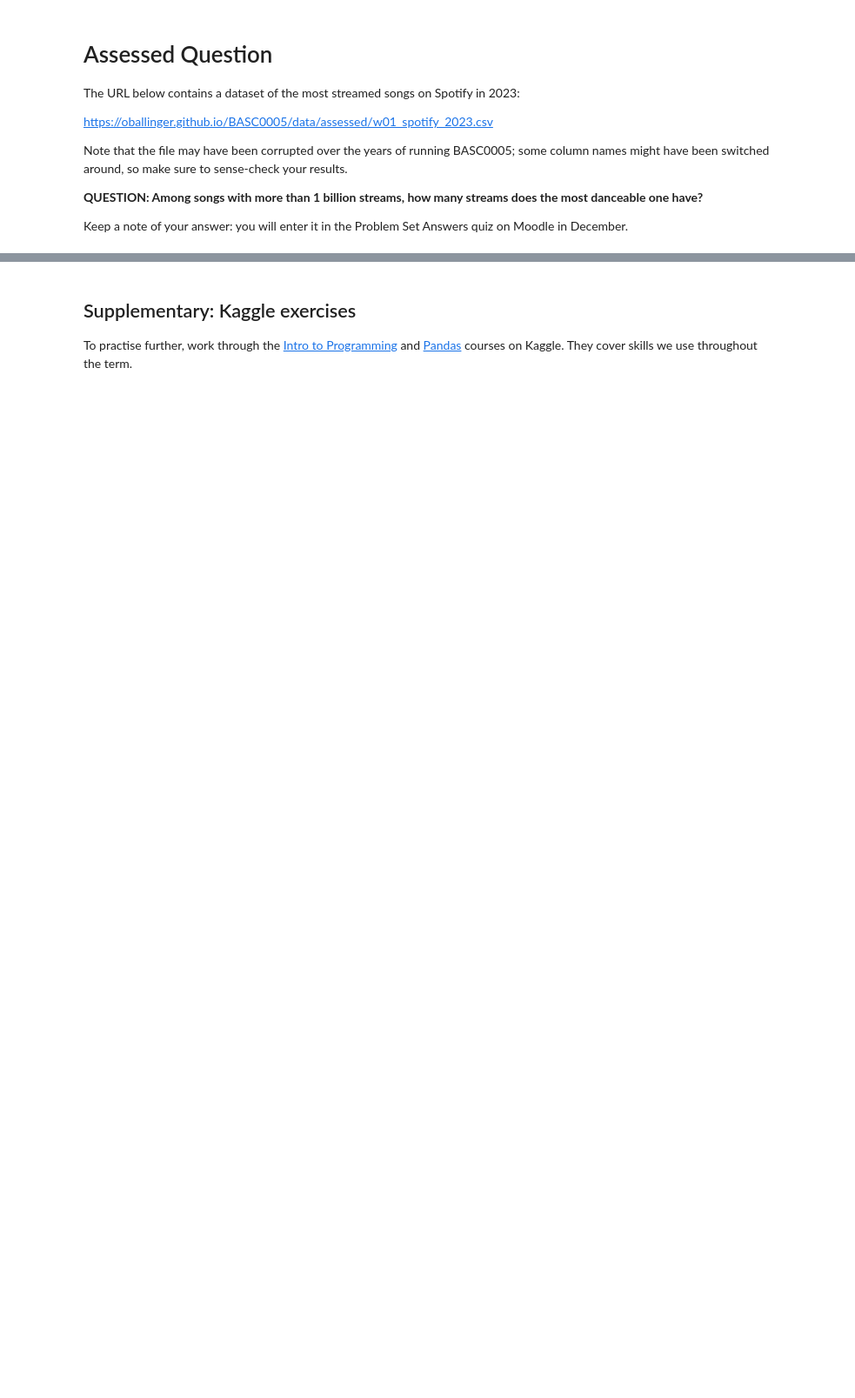
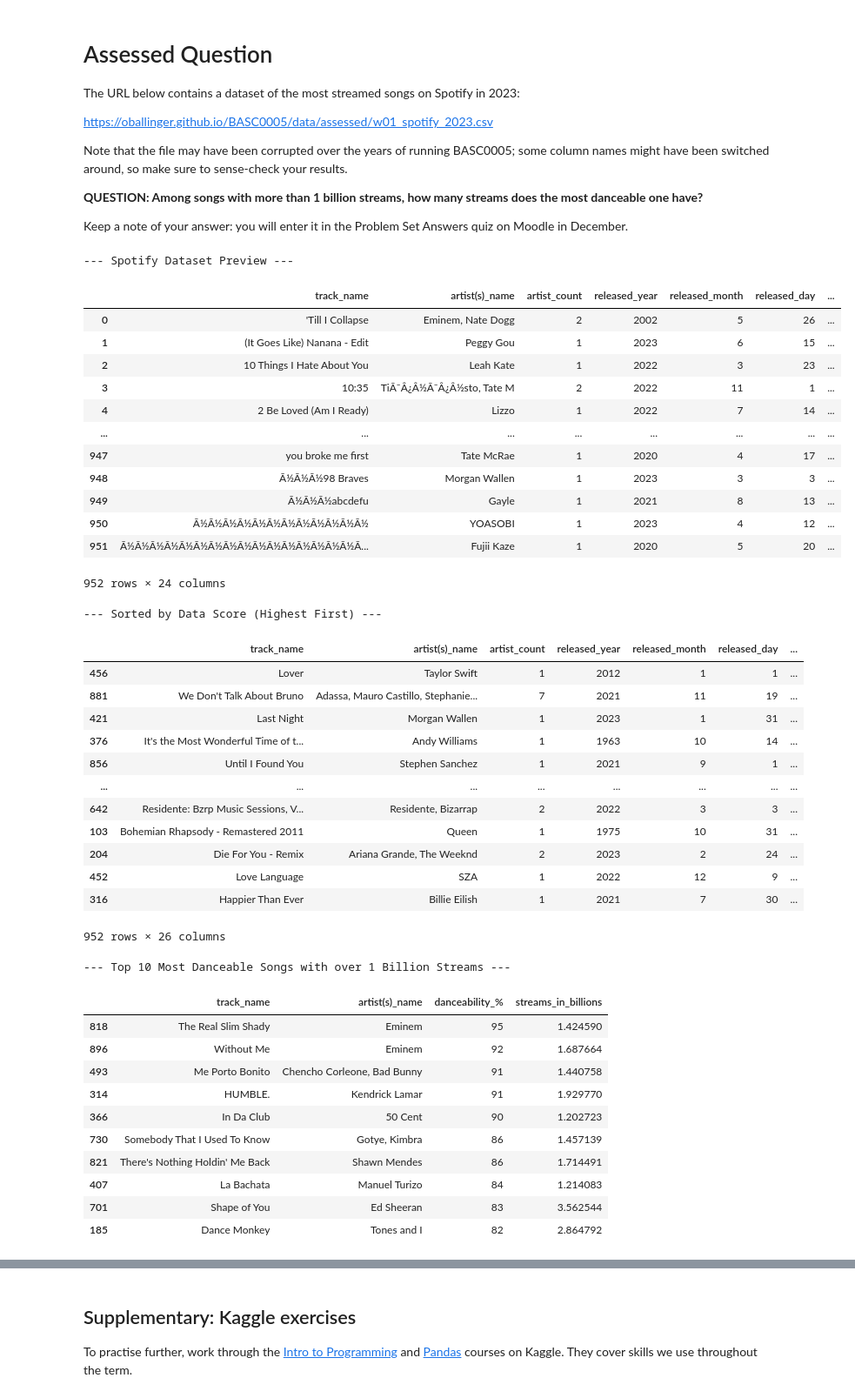
Before and after one commit to ysubev/QM2, a Jupyter notebook: w01_python_recap.ipynb, the cells around one changed output, grey strips where cells are left out. Shown at 87% size. Cells and saved outputs as stored; diff of their text form; code cells hidden in the pictures; blank space fills up the shorter version.

```diff
--- a/w01_python_recap.ipynb
+++ b/w01_python_recap.ipynb
@@ -326,0 +384,69 @@ Keep a note of your answer: you will enter it in the Problem Set Answers quiz on
+# %%
+import pandas as pd
+
+# 1. Load the Spotify dataset
+dataset = pd.read_csv("https://oballinger.github.io/BASC0005/data/assessed/w01_spotify_2023.csv")
+
+# Display the loaded Spotify dataset as a table (first and last 5 rows)
+print("--- Spotify Dataset Preview ---")
+display(dataset)
+
+# 2. Convert 'bpm' (which actually contains streams) to numeric
+dataset['actual_streams'] = pd.to_numeric(dataset['bpm'], errors='coerce')
+
+# 3. Express streams in billions
+dataset['streams_in_billions'] = dataset['actual_streams'] / 1000000000
+
+# 4. Filter for songs with MORE than 1 billion streams
+billion_club = dataset[dataset['streams_in_billions'] > 1.0]
+
+print("\n--- Sorted by Data Score (Highest First) ---")
+display(dataset.sort_values(by="streams", ascending=False))
+
+# 5. Sort by danceability to find the most danceable one
+sorted_billion_club = billion_club.sort_values(by="danceability_%", ascending=False)
+
+# Display the top columns for our answer
+print("\n--- Top 10 Most Danceable Songs with over 1 Billion Streams ---")
+display(sorted_billion_club[['track_name', 'artist(s)_name', 'danceability_%', 'streams_in_billions']].head(10))
+# %% [output]
+--- Spotify Dataset Preview ---
+|  | track_name | artist(s)_name | artist_count | released_year | released_month | released_day | ... |
+| 0 | 'Till I Collapse | Eminem, Nate Dogg | 2 | 2002 | 5 | 26 | ... |
+| 1 | (It Goes Like) Nanana - Edit | Peggy Gou | 1 | 2023 | 6 | 15 | ... |
+| 2 | 10 Things I Hate About You | Leah Kate | 1 | 2022 | 3 | 23 | ... |
+| 3 | 10:35 | TiÃ¯Â¿Â½Ã¯Â¿Â½sto, Tate M | 2 | 2022 | 11 | 1 | ... |
+| 4 | 2 Be Loved (Am I Ready) | Lizzo | 1 | 2022 | 7 | 14 | ... |
+| ... | ... | ... | ... | ... | ... | ... | ... |
+| 947 | you broke me first | Tate McRae | 1 | 2020 | 4 | 17 | ... |
+| 948 | Ã½Ã½Ã½98 Braves | Morgan Wallen | 1 | 2023 | 3 | 3 | ... |
+| 949 | Ã½Ã½Ã½abcdefu | Gayle | 1 | 2021 | 8 | 13 | ... |
+| 950 | Ã½Ã½Ã½Ã½Ã½Ã½Ã½Ã½Ã½Ã½Ã½Ã½ | YOASOBI | 1 | 2023 | 4 | 12 | ... |
+| 951 | Ã½Ã½Ã½Ã½Ã½Ã½Ã½Ã½Ã½Ã½Ã½Ã½Ã½Ã½Ã½Ã½Ã... | Fujii Kaze | 1 | 2020 | 5 | 20 | ... |
+952 rows × 24 columns
+--- Sorted by Data Score (Highest First) ---
+|  | track_name | artist(s)_name | artist_count | released_year | released_month | released_day | ... |
+| 456 | Lover | Taylor Swift | 1 | 2012 | 1 | 1 | ... |
+| 881 | We Don't Talk About Bruno | Adassa, Mauro Castillo, Stephanie... | 7 | 2021 | 11 | 19 | ... |
+| 421 | Last Night | Morgan Wallen | 1 | 2023 | 1 | 31 | ... |
+| 376 | It's the Most Wonderful Time of t... | Andy Williams | 1 | 1963 | 10 | 14 | ... |
+| 856 | Until I Found You | Stephen Sanchez | 1 | 2021 | 9 | 1 | ... |
+| ... | ... | ... | ... | ... | ... | ... | ... |
+| 642 | Residente: Bzrp Music Sessions, V... | Residente, Bizarrap | 2 | 2022 | 3 | 3 | ... |
+| 103 | Bohemian Rhapsody - Remastered 2011 | Queen | 1 | 1975 | 10 | 31 | ... |
+| 204 | Die For You - Remix | Ariana Grande, The Weeknd | 2 | 2023 | 2 | 24 | ... |
+| 452 | Love Language | SZA | 1 | 2022 | 12 | 9 | ... |
+| 316 | Happier Than Ever | Billie Eilish | 1 | 2021 | 7 | 30 | ... |
+952 rows × 26 columns
+--- Top 10 Most Danceable Songs with over 1 Billion Streams ---
+|  | track_name | artist(s)_name | danceability_% | streams_in_billions |
+| 818 | The Real Slim Shady | Eminem | 95 | 1.424590 |
+| 896 | Without Me | Eminem | 92 | 1.687664 |
+| 493 | Me Porto Bonito | Chencho Corleone, Bad Bunny | 91 | 1.440758 |
+| 314 | HUMBLE. | Kendrick Lamar | 91 | 1.929770 |
+| 366 | In Da Club | 50 Cent | 90 | 1.202723 |
+| 730 | Somebody That I Used To Know | Gotye, Kimbra | 86 | 1.457139 |
+| 821 | There's Nothing Holdin' Me Back | Shawn Mendes | 86 | 1.714491 |
+| 407 | La Bachata | Manuel Turizo | 84 | 1.214083 |
+| 701 | Shape of You | Ed Sheeran | 83 | 3.562544 |
+| 185 | Dance Monkey | Tones and I | 82 | 2.864792 |
```
Also changed, not shown: parts of 5 cells of this notebook.
